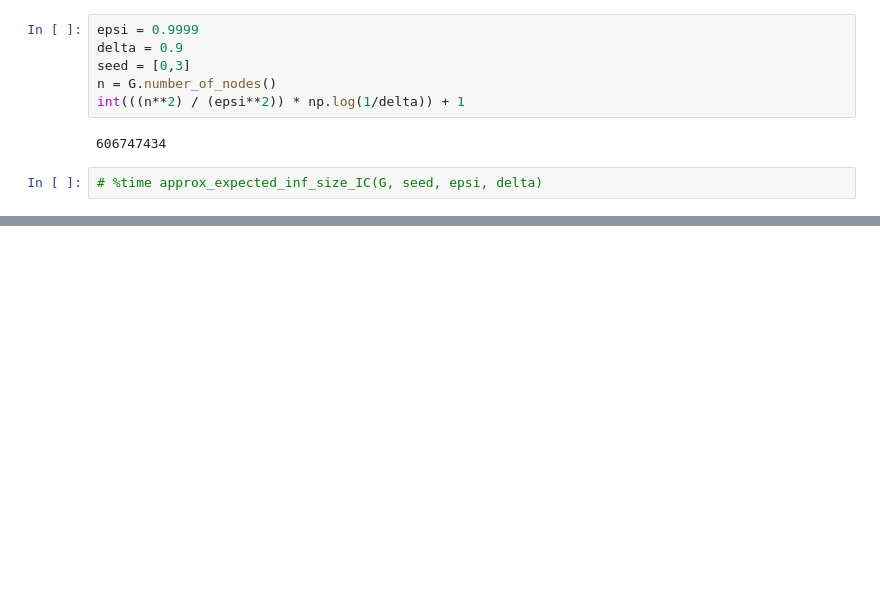
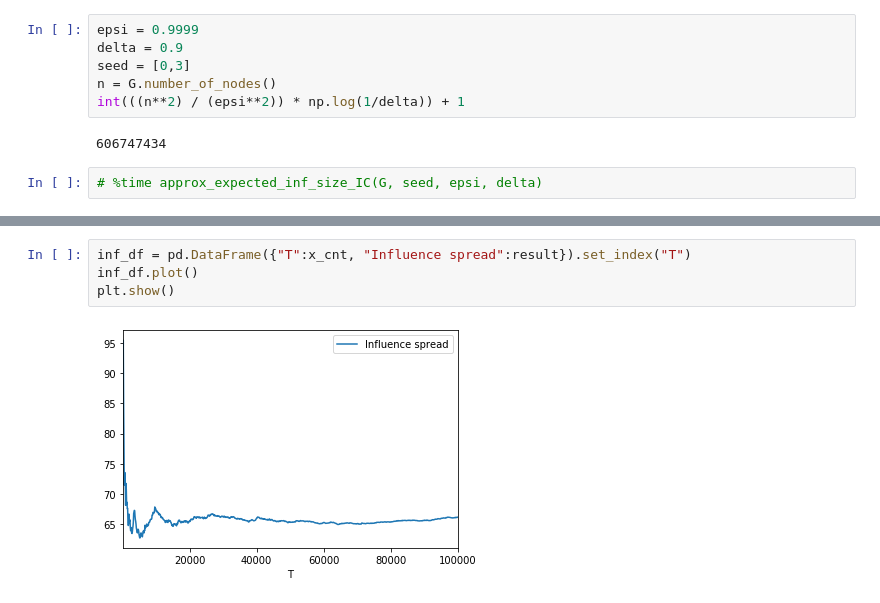
Before and after one commit to plue1011/code, a Jupyter notebook: Monte_Carlo.ipynb, the cells around one changed output, grey strips where cells are left out. Cells and saved outputs as stored; diff of their text form; blank space fills up the shorter version.

```diff
--- a/Monte_Carlo.ipynb
+++ b/Monte_Carlo.ipynb
@@ -191,0 +198,6 @@ plt.show()
+# %%
+inf_df = pd.DataFrame({"T":x_cnt, "Influence spread":result}).set_index("T")
+inf_df.plot()
+plt.show()
+# %% [output]
+[figure, added]
```
Also changed, not shown: parts of 2 cells of this notebook.
